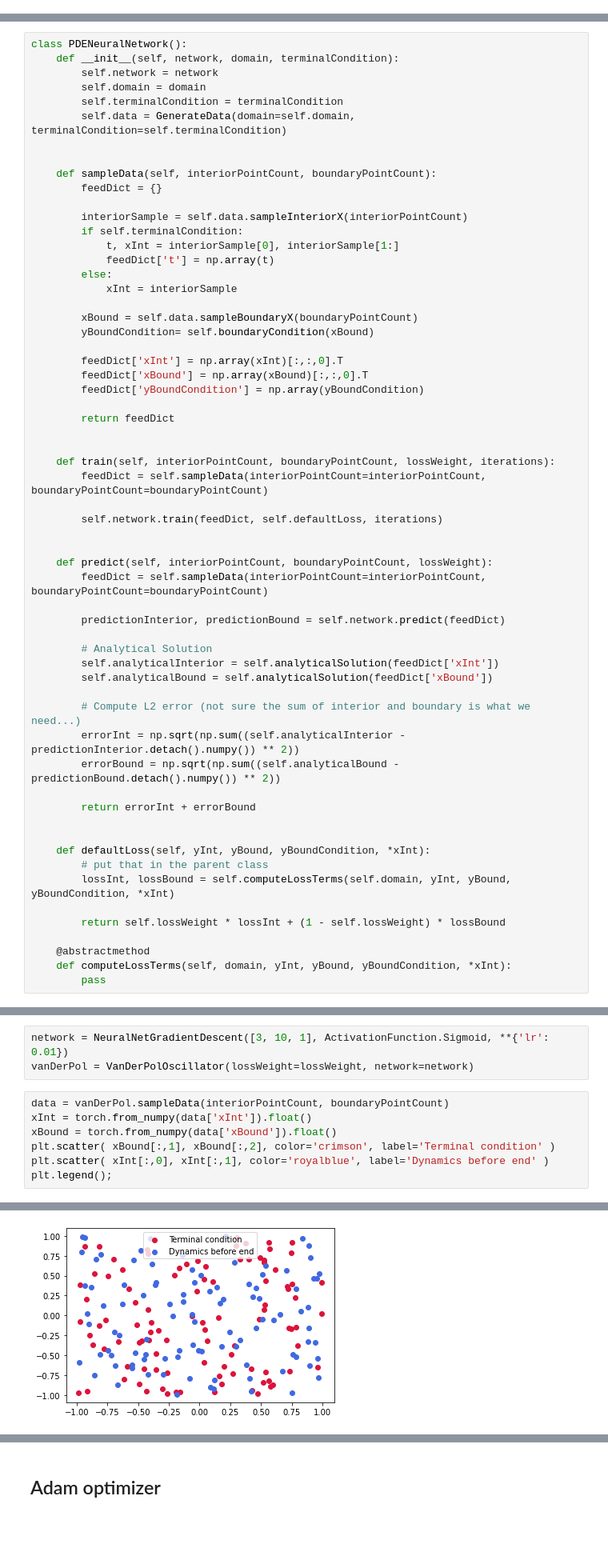
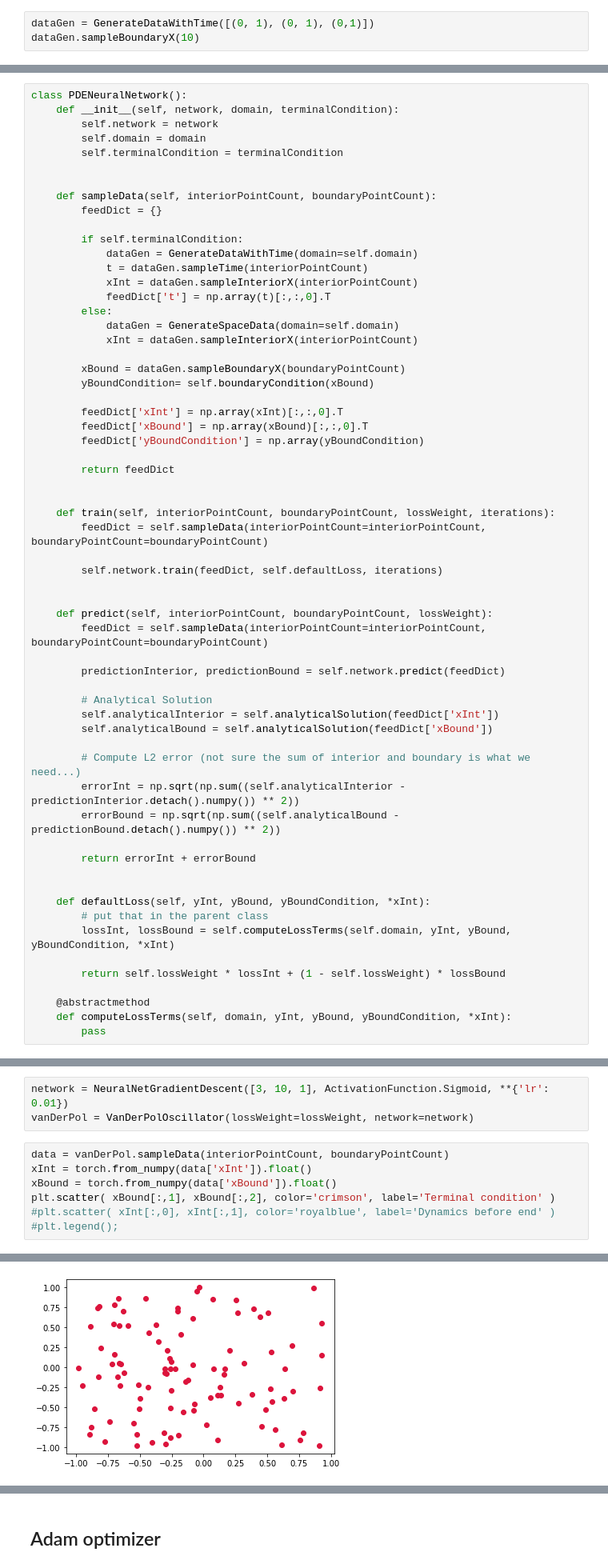
Before and after one commit to alaignelet/nn-PDE, a Jupyter notebook: PDE_scripts.ipynb, the cells around one changed output, grey strips where cells are left out. Shown at 80% size. Saved outputs shown, nothing was run; the diff lists cells and outputs as text; blank space fills up the shorter version.

Commit message:
add time discretisation

```diff
--- a/PDE_scripts.ipynb
+++ b/PDE_scripts.ipynb
@@ -246,0 +252,3 @@ class GenerateData():
+# %%
+dataGen = GenerateDataWithTime([(0, 1), (0, 1), (0,1)])
+dataGen.sampleBoundaryX(10)
@@ -250,20 +276,21 @@ class PDENeuralNetwork():
         self.network = network
         self.domain = domain
         self.terminalCondition = terminalCondition
-        self.data = GenerateData(domain=self.domain, terminalCondition=self.terminalCondition)
 
 
     def sampleData(self, interiorPointCount, boundaryPointCount):
         feedDict = {}
 
-        interiorSample = self.data.sampleInteriorX(interiorPointCount)
         if self.terminalCondition:
-            t, xInt = interiorSample[0], interiorSample[1:]
-            feedDict['t'] = np.array(t)
+            dataGen = GenerateDataWithTime(domain=self.domain)
+            t = dataGen.sampleTime(interiorPointCount)
+            xInt = dataGen.sampleInteriorX(interiorPointCount)
+            feedDict['t'] = np.array(t)[:,:,0].T
         else:
-            xInt = interiorSample
+            dataGen = GenerateSpaceData(domain=self.domain)
+            xInt = dataGen.sampleInteriorX(interiorPointCount)
 
-        xBound = self.data.sampleBoundaryX(boundaryPointCount)
+        xBound = dataGen.sampleBoundaryX(boundaryPointCount)
         yBoundCondition= self.boundaryCondition(xBound)
 
         feedDict['xInt'] = np.array(xInt)[:,:,0].T
@@ -409,6 +436,6 @@ data = vanDerPol.sampleData(interiorPointCount, boundaryPointCount)
 xInt = torch.from_numpy(data['xInt']).float()
 xBound = torch.from_numpy(data['xBound']).float()
 plt.scatter( xBound[:,1], xBound[:,2], color='crimson', label='Terminal condition' )
-plt.scatter( xInt[:,0], xInt[:,1], color='royalblue', label='Dynamics before end' )
-plt.legend();
+#plt.scatter( xInt[:,0], xInt[:,1], color='royalblue', label='Dynamics before end' )
+#plt.legend();
 # %% [output]
@@ -415 +443 @@ plt.legend();
-[figure, old version]
+[figure, new version]
```
Also changed, not shown: parts of 23 cells of this notebook.
